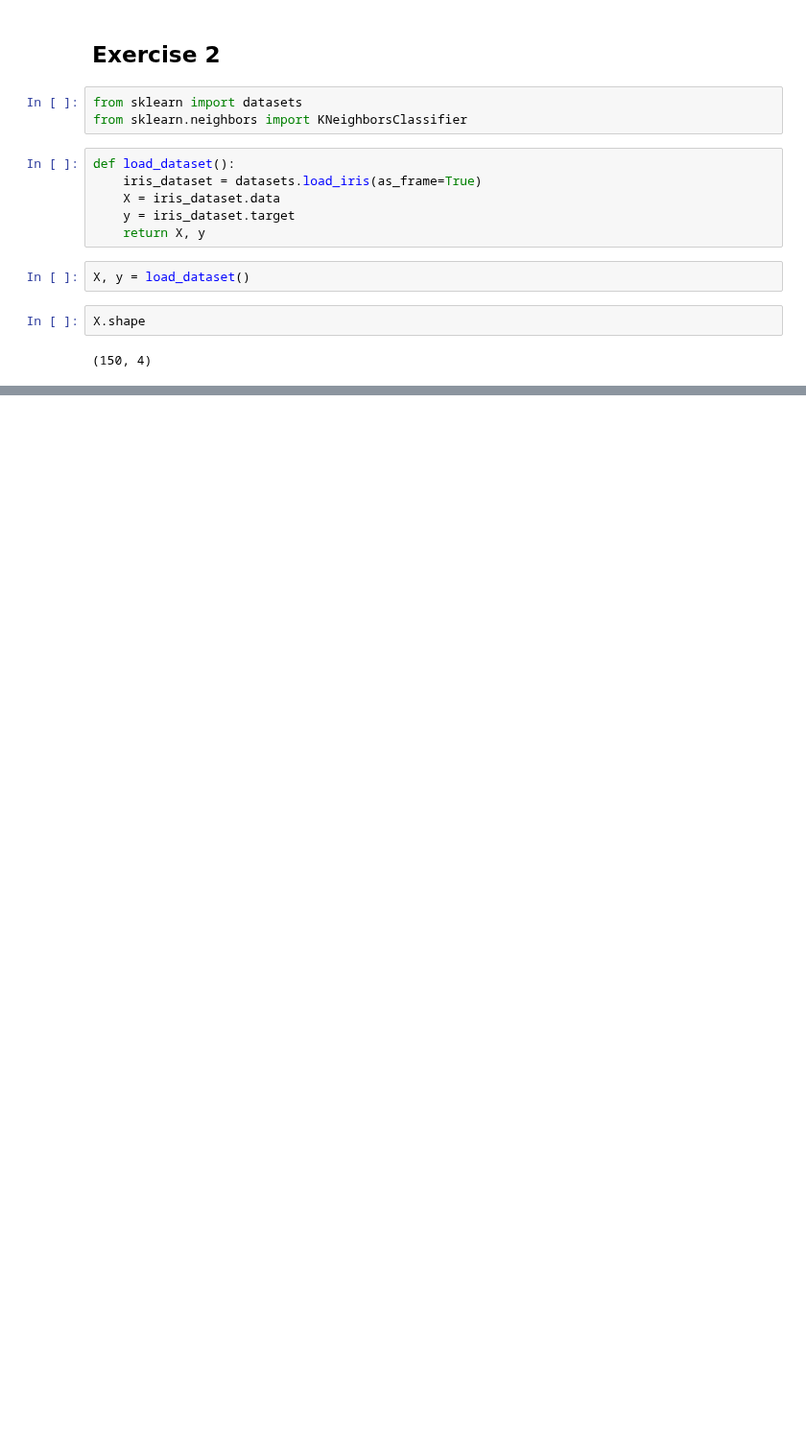
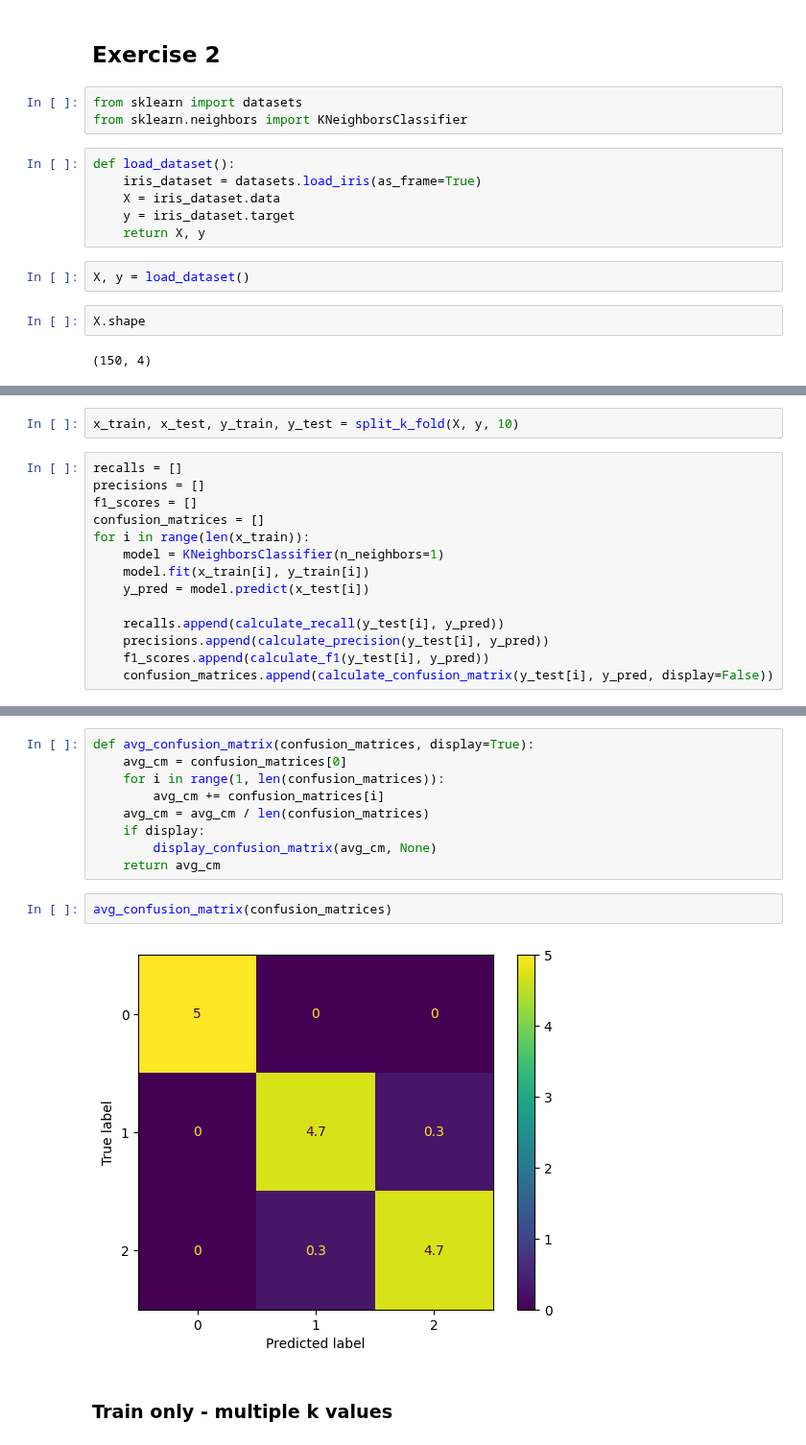
Before and after one commit to PugtgYosuky/clf-human-activities, a Jupyter notebook: src/projectB.ipynb, the cells around one changed output, grey strips where cells are left out. Shown at 96% size. Saved outputs shown, nothing was run; the diff lists cells and outputs as text; blank space fills up the shorter version.

```diff
--- a/src/projectB.ipynb
+++ b/src/projectB.ipynb
@@ -93,0 +137,16 @@ x_train, x_test, y_train, y_test = split_train_test(X, y, 0.4)
+# %%
+x_train, x_test, y_train, y_test = split_k_fold(X, y, 10)
+# %%
+recalls = []
+precisions = []
+f1_scores = []
+confusion_matrices = []
+for i in range(len(x_train)):
+    model = KNeighborsClassifier(n_neighbors=1)
+    model.fit(x_train[i], y_train[i])
+    y_pred = model.predict(x_test[i])
+
+    recalls.append(calculate_recall(y_test[i], y_pred))
+    precisions.append(calculate_precision(y_test[i], y_pred))
+    f1_scores.append(calculate_f1(y_test[i], y_pred))
+    confusion_matrices.append(calculate_confusion_matrix(y_test[i], y_pred, display=False))
@@ -93,0 +164,15 @@ x_train, x_test, y_train, y_test = split_train_test(X, y, 0.4)
+# %%
+def avg_confusion_matrix(confusion_matrices, display=True):
+    avg_cm = confusion_matrices[0]
+    for i in range(1, len(confusion_matrices)):
+        avg_cm += confusion_matrices[i]
+    avg_cm = avg_cm / len(confusion_matrices)
+    if display:
+        display_confusion_matrix(avg_cm, None)
+    return avg_cm
+# %%
+avg_confusion_matrix(confusion_matrices)
+# %% [output]
+[figure, added]
+# %% [markdown]
+### Train only - multiple k values
```
Also changed, not shown: parts of 34 cells of this notebook.
